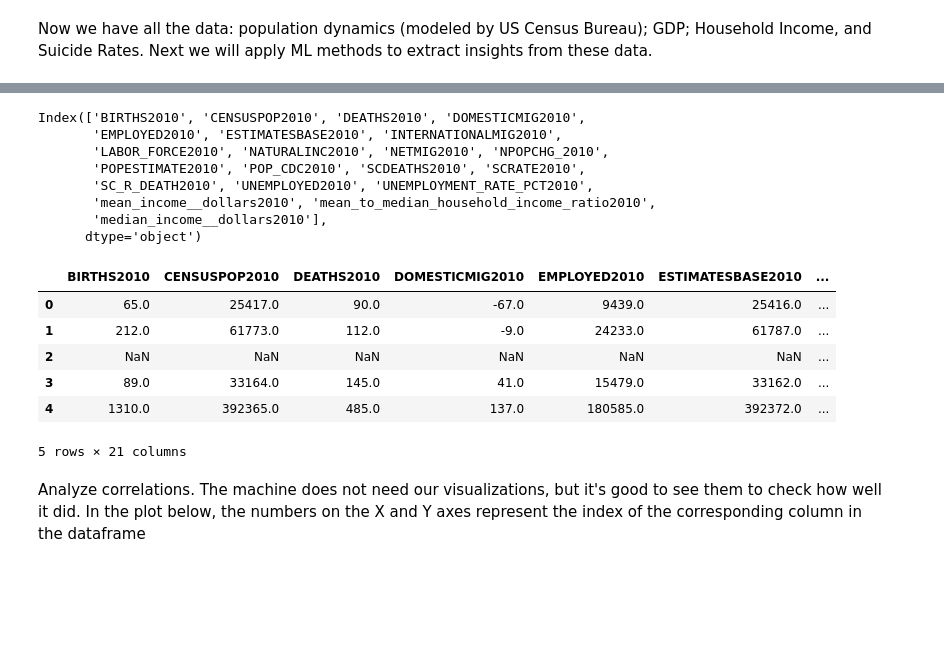
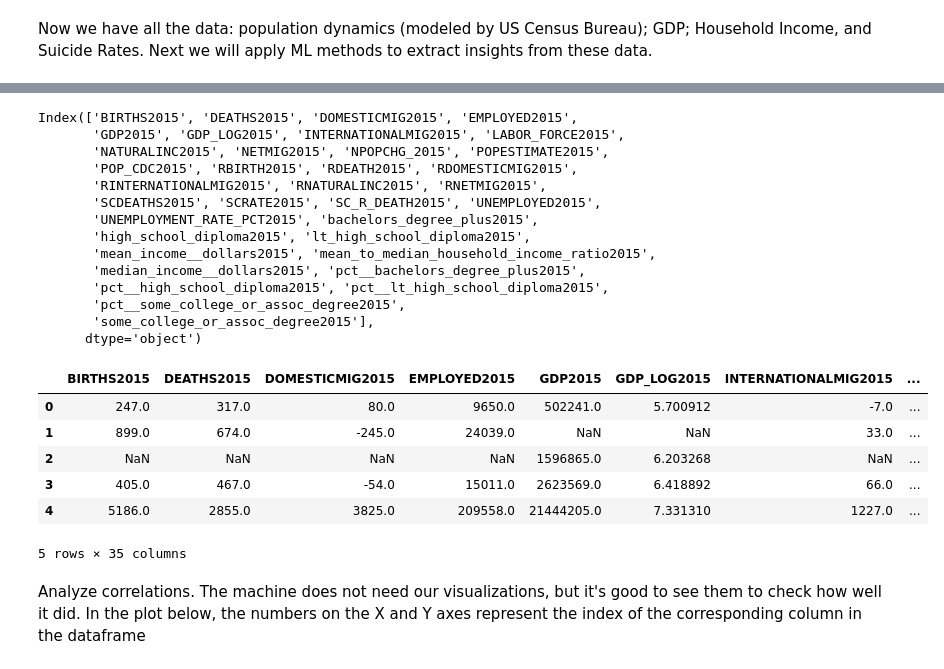
Before and after one commit to chemodan/phdchemodan, a Jupyter notebook: INFORMS2020/python/income_gdp_pop_sc_dynamics_employment_ed_correlation_matrices.ipynb, the cells around one changed output, grey strips where cells are left out. Drawn from its saved outputs; the diff is of its cells as text; code cells hidden in the pictures; blank space fills up the shorter version.

```diff
--- a/INFORMS2020/python/income_gdp_pop_sc_dynamics_employment_ed_correlation_matrices.ipynb
+++ b/INFORMS2020/python/income_gdp_pop_sc_dynamics_employment_ed_correlation_matrices.ipynb
@@ -94,8 +94,10 @@ scDFlong.head()
 """
 concatenate hhi, gdp, pop, sc, and employment
 """
-hhi_gdp_pop_sc_emp_long = pd.concat([gdpDFlong, hhiDFlong, popDFlong, scDFlong, empDFlong], sort=True).reset_index(drop=True)
-hhi_gdp_pop_sc_emp_long.head()
+hhi_gdp_pop_sc_emp_ed_long = pd.concat([gdpDFlong, hhiDFlong,
+                                        popDFlong, scDFlong,
+                                        empDFlong, edDFlong], sort=True).reset_index(drop=True)
+hhi_gdp_pop_sc_emp_ed_long.head()
 # %% [output]
 |  | county | county_state | metric | state | value | year |
 | 0 | Autauga | Autauga, Alabama | GDP | Alabama | 1518409.0 | 2015 |
@@ -115,11 +117,13 @@ hhi_gdp_pop_sc_emp_long.tail()
 # %% [markdown]
 Now we have all the data: population dynamics (modeled by US Census Bureau); GDP; Household Income, and Suicide Rates.  Next we will apply ML methods to extract insights from these data.
 # %%
-hhi_gdp_pop_sc_emp_long["metric_year"] = hhi_gdp_pop_sc_emp_long["metric"] + hhi_gdp_pop_sc_emp_long["year"].astype("str")
-hhi_gdp_pop_sc_emp_df = hhi_gdp_pop_sc_emp_long.pivot_table(index=["county_state"],
+hhi_gdp_pop_sc_emp_ed_long["metric_year"] = \
+    hhi_gdp_pop_sc_emp_ed_long["metric"] + \
+    hhi_gdp_pop_sc_emp_ed_long["year"].astype("str")
+hhi_gdp_pop_sc_emp_ed_df = hhi_gdp_pop_sc_emp_ed_long.pivot_table(index=["county_state"],
                                                     columns=["metric_year"],
                                                     values=["value"]).reset_index(drop=False)
-hhi_gdp_pop_sc_emp_df.head()
+hhi_gdp_pop_sc_emp_ed_df.head()
 # %% [output]
 |  | county_state | value |  |  |  |  |  |  | ... |
 | metric_year |  | BIRTHS2010 | BIRTHS2011 | BIRTHS2012 | BIRTHS2013 | BIRTHS2014 | BIRTHS2015 | BIRTHS2016 | ... |
@@ -132,12 +136,12 @@ hhi_gdp_pop_sc_emp_df.head()
 # %%
 cols = ["county_state"]
-cols.extend(list(hhi_gdp_pop_sc_emp_df.columns.levels[1][:-1]))
-hhi_gdp_pop_sc_emp_df.columns = cols
+cols.extend(list(hhi_gdp_pop_sc_emp_ed_df.columns.levels[1][:-1]))
+hhi_gdp_pop_sc_emp_ed_df.columns = cols
 # hhi_gdp_pop_sc_emp_df.dropna(inplace=True)
 
-hhi_gdp_pop_sc_emp_df.reset_index(drop=True, inplace=True)
+hhi_gdp_pop_sc_emp_ed_df.reset_index(drop=True, inplace=True)
 
-print(hhi_gdp_pop_sc_emp_df.dtypes)
+print(hhi_gdp_pop_sc_emp_ed_df.dtypes)
 
-hhi_gdp_pop_sc_emp_df.head()
+hhi_gdp_pop_sc_emp_ed_df.head()
 # %% [output]
@@ -163,26 +167,32 @@ Length: 304, dtype: object
 # %%
-yy=2010
-yyDF = hhi_gdp_pop_sc_emp_df[[cc for cc in hhi_gdp_pop_sc_emp_df if str(yy) in cc]].copy()
+yy=2015
+yyDF = hhi_gdp_pop_sc_emp_ed_df[[cc for cc in hhi_gdp_pop_sc_emp_ed_df if str(yy) in cc]].copy()
 for cc in yyDF.columns:
     yyDF[cc] = yyDF[cc].astype("float64")
 print(yyDF.columns)
 yyDF.head()
 # %% [output]
-Index(['BIRTHS2010', 'CENSUSPOP2010', 'DEATHS2010', 'DOMESTICMIG2010',
-       'EMPLOYED2010', 'ESTIMATESBASE2010', 'INTERNATIONALMIG2010',
-       'LABOR_FORCE2010', 'NATURALINC2010', 'NETMIG2010', 'NPOPCHG_2010',
-       'POPESTIMATE2010', 'POP_CDC2010', 'SCDEATHS2010', 'SCRATE2010',
-       'SC_R_DEATH2010', 'UNEMPLOYED2010', 'UNEMPLOYMENT_RATE_PCT2010',
-       'mean_income__dollars2010', 'mean_to_median_household_income_ratio2010',
-       'median_income__dollars2010'],
+Index(['BIRTHS2015', 'DEATHS2015', 'DOMESTICMIG2015', 'EMPLOYED2015',
+       'GDP2015', 'GDP_LOG2015', 'INTERNATIONALMIG2015', 'LABOR_FORCE2015',
+       'NATURALINC2015', 'NETMIG2015', 'NPOPCHG_2015', 'POPESTIMATE2015',
+       'POP_CDC2015', 'RBIRTH2015', 'RDEATH2015', 'RDOMESTICMIG2015',
+       'RINTERNATIONALMIG2015', 'RNATURALINC2015', 'RNETMIG2015',
+       'SCDEATHS2015', 'SCRATE2015', 'SC_R_DEATH2015', 'UNEMPLOYED2015',
+       'UNEMPLOYMENT_RATE_PCT2015', 'bachelors_degree_plus2015',
+       'high_school_diploma2015', 'lt_high_school_diploma2015',
+       'mean_income__dollars2015', 'mean_to_median_household_income_ratio2015',
+       'median_income__dollars2015', 'pct__bachelors_degree_plus2015',
+       'pct__high_school_diploma2015', 'pct__lt_high_school_diploma2015',
+       'pct__some_college_or_assoc_degree2015',
+       'some_college_or_assoc_degree2015'],
       dtype='object')
-|  | BIRTHS2010 | CENSUSPOP2010 | DEATHS2010 | DOMESTICMIG2010 | EMPLOYED2010 | ESTIMATESBASE2010 | ... |
-| 0 | 65.0 | 25417.0 | 90.0 | -67.0 | 9439.0 | 25416.0 | ... |
-| 1 | 212.0 | 61773.0 | 112.0 | -9.0 | 24233.0 | 61787.0 | ... |
-| 2 | NaN | NaN | NaN | NaN | NaN | NaN | ... |
-| 3 | 89.0 | 33164.0 | 145.0 | 41.0 | 15479.0 | 33162.0 | ... |
-| 4 | 1310.0 | 392365.0 | 485.0 | 137.0 | 180585.0 | 392372.0 | ... |
+|  | BIRTHS2015 | DEATHS2015 | DOMESTICMIG2015 | EMPLOYED2015 | GDP2015 | GDP_LOG2015 | INTERNATIONALMIG2015 | ... |
+| 0 | 247.0 | 317.0 | 80.0 | 9650.0 | 502241.0 | 5.700912 | -7.0 | ... |
+| 1 | 899.0 | 674.0 | -245.0 | 24039.0 | NaN | NaN | 33.0 | ... |
+| 2 | NaN | NaN | NaN | NaN | 1596865.0 | 6.203268 | NaN | ... |
+| 3 | 405.0 | 467.0 | -54.0 | 15011.0 | 2623569.0 | 6.418892 | 66.0 | ... |
+| 4 | 5186.0 | 2855.0 | 3825.0 | 209558.0 | 21444205.0 | 7.331310 | 1227.0 | ... |
-5 rows × 21 columns
+5 rows × 35 columns
 # %% [markdown]
 Analyze correlations.  The machine does not need our visualizations, but it's good to see them to check how well it did.  In the plot below, the numbers on the X and Y axes represent the index of the corresponding column in the dataframe
 # %%
```
Also changed, not shown: parts of 17 cells of this notebook.
